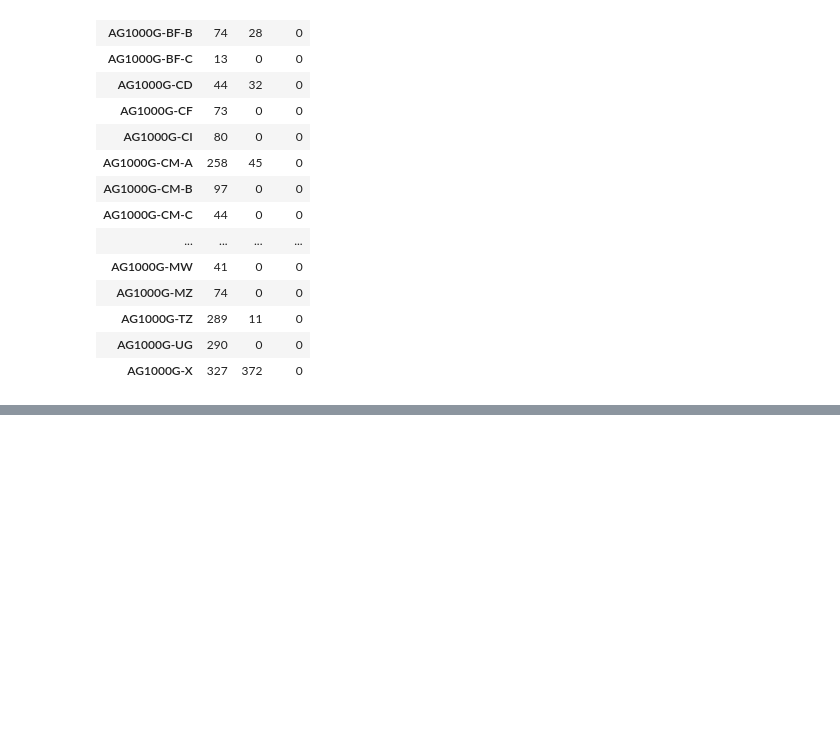
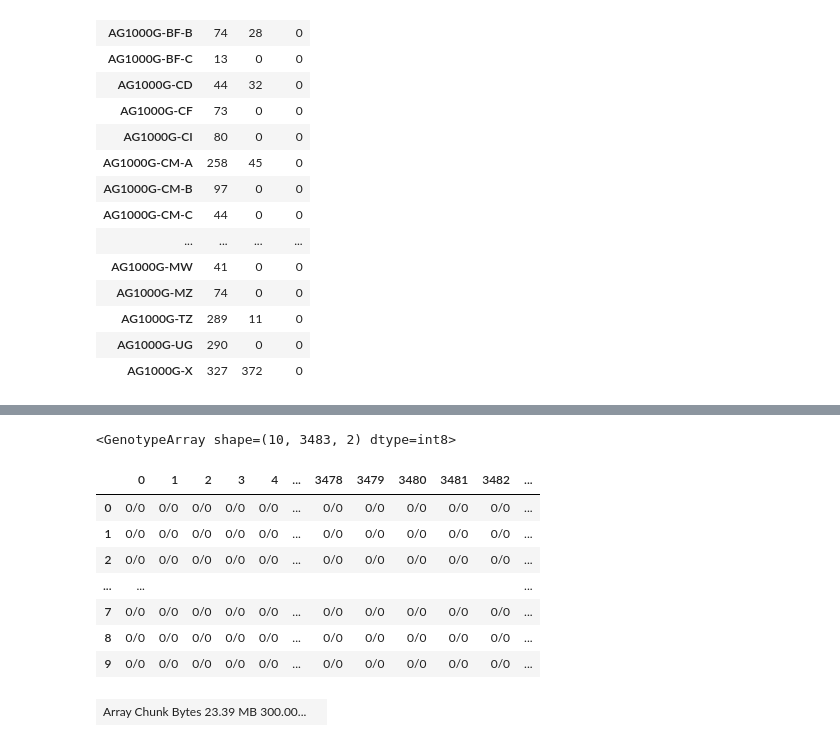
Before and after one commit to malariagen/ag1000g-phase3-data-paper, a Jupyter notebook: notebooks/compute_proxy_mer_X.ipynb, the cells around one changed output, grey strips where cells are left out. Saved outputs shown, nothing was run; the diff lists cells and outputs as text; code cells hidden in the pictures; blank space fills up the shorter version.

```diff
--- a/notebooks/compute_proxy_mer_X.ipynb
+++ b/notebooks/compute_proxy_mer_X.ipynb
@@ -88,5 +152,20 @@ het = allel.GenotypeDaskArray(gt_sel).is_het()
+# %%
+gt[:10].compute()
+# %% [output]
+<GenotypeArray shape=(10, 3483, 2) dtype=int8>
+|  | 0 | 1 | 2 | 3 | 4 | ... | 3478 | 3479 | 3480 | 3481 | 3482 | ... |
+| 0 | 0/0 | 0/0 | 0/0 | 0/0 | 0/0 | ... | 0/0 | 0/0 | 0/0 | 0/0 | 0/0 | ... |
+| 1 | 0/0 | 0/0 | 0/0 | 0/0 | 0/0 | ... | 0/0 | 0/0 | 0/0 | 0/0 | 0/0 | ... |
+| 2 | 0/0 | 0/0 | 0/0 | 0/0 | 0/0 | ... | 0/0 | 0/0 | 0/0 | 0/0 | 0/0 | ... |
+| ... | ... |  |  |  |  |  |  |  |  |  |  | ... |
+| 7 | 0/0 | 0/0 | 0/0 | 0/0 | 0/0 | ... | 0/0 | 0/0 | 0/0 | 0/0 | 0/0 | ... |
+| 8 | 0/0 | 0/0 | 0/0 | 0/0 | 0/0 | ... | 0/0 | 0/0 | 0/0 | 0/0 | 0/0 | ... |
+| 9 | 0/0 | 0/0 | 0/0 | 0/0 | 0/0 | ... | 0/0 | 0/0 | 0/0 | 0/0 | 0/0 | ... |
 # %%
 gamb_colu_mask = v3.load_mask("X", "gamb_colu")
+gamb_colu_mask
+# %% [output]
+| Array Chunk Bytes 23.39 MB 300.00... |  |
 # %%
 het_filtered = da.compress(gamb_colu_mask, het, axis=0)
 # %%
```
Also changed, not shown: parts of 27 cells of this notebook, 1 other file.
